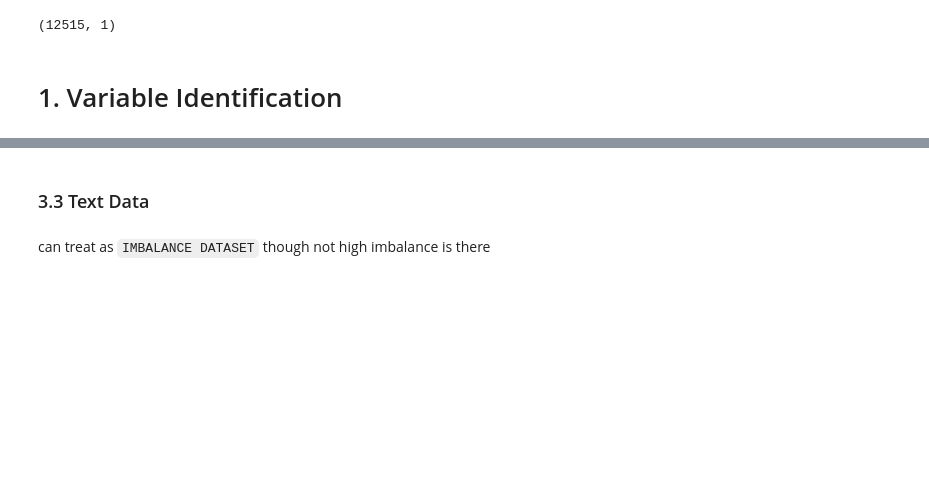
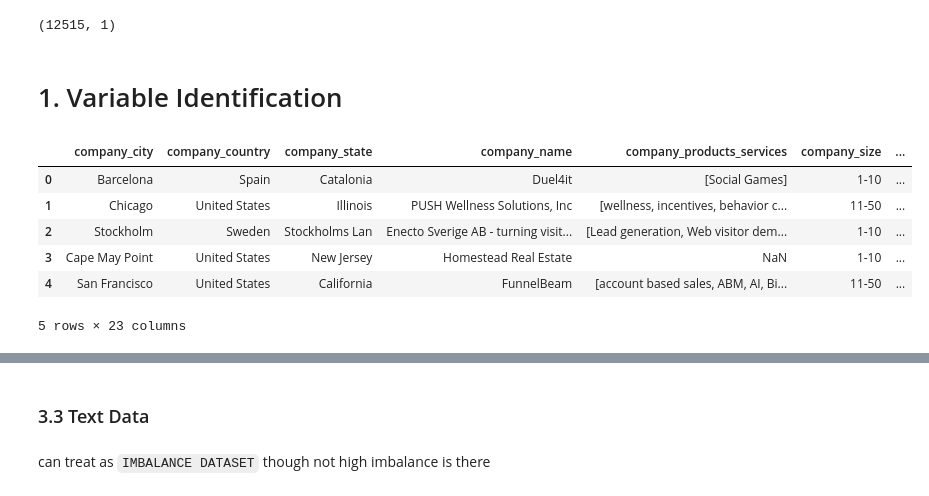
Before and after one commit to mohit-bags/BERT-Notebooks, a Jupyter notebook: Company Sector Determination(Text Classification)/shubham_v2.ipynb, the cells around one changed output, grey strips where cells are left out. Saved outputs shown, nothing was run; the diff lists cells and outputs as text; code cells hidden in the pictures; blank space fills up the shorter version.

```diff
--- a/Company Sector Determination(Text Classification)/shubham_v2.ipynb
+++ b/Company Sector Determination(Text Classification)/shubham_v2.ipynb
@@ -65,12 +65,22 @@ y_test.shape
 # %%
 def preprocessing(df):
 
-    df = df[["company_city", "company_country", "company_state", "company_name", "company_products_services", "company_industry",
+    df = df[["company_city", "company_country", "company_state", "company_name", "company_products_services",
              "company_size", "company_type", "company_founded_at", "company_continent", "company_address", "revenue_range",
              "rank","_id", "company_funding", "lead_count", "job_count", "cb_id", "linkedin_employee_count", "linkedin_follower_count",
              "company_description", "company_latest_funding_date", "created_at", "company_sector"]]
 
     return df
 # %%
-data_train = preprocessing(data_train)
-data_test = preprocessing(data_test)
+data_train = preprocessing(X_train)
+data_test = preprocessing(X_test)
+# %%
+data_train.head()
+# %% [output]
+|  | company_city | company_country | company_state | company_name | company_products_services | company_size | ... |
+| 0 | Barcelona | Spain | Catalonia | Duel4it | [Social Games] | 1-10 | ... |
+| 1 | Chicago | United States | Illinois | PUSH Wellness Solutions, Inc | [wellness, incentives, behavior c... | 11-50 | ... |
+| 2 | Stockholm | Sweden | Stockholms Lan | Enecto Sverige AB - turning visit... | [Lead generation, Web visitor dem... | 1-10 | ... |
+| 3 | Cape May Point | United States | New Jersey | Homestead Real Estate | NaN | 1-10 | ... |
+| 4 | San Francisco | United States | California | FunnelBeam | [account based sales, ABM, AI, Bi... | 11-50 | ... |
+5 rows × 23 columns
```
Also changed, not shown: parts of 1 cell of this notebook, 3 other files.
